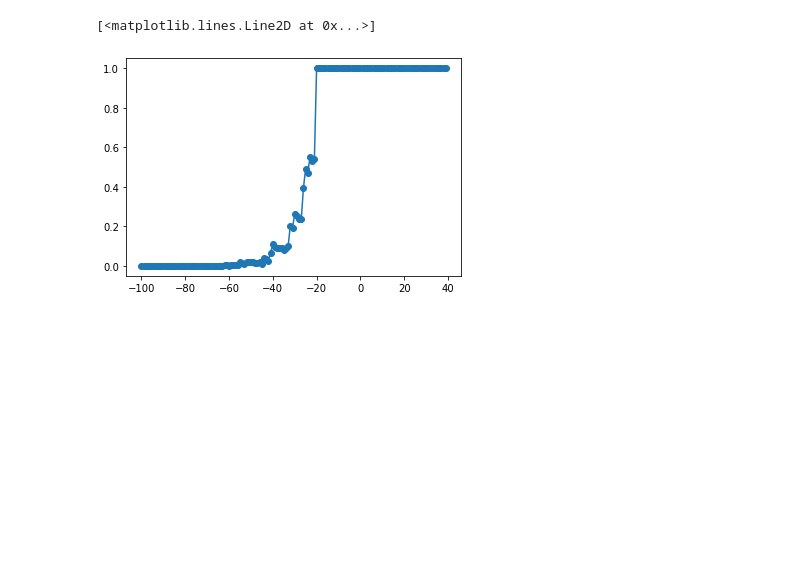
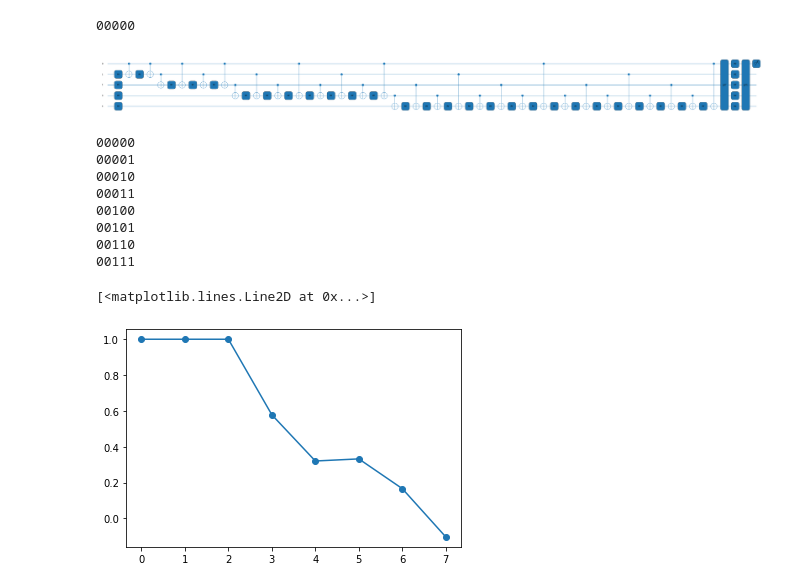
Before and after one commit to natanil-m/Quantum-Global-Optimum-Finder, a Jupyter notebook: Global Optimum/Test cases/builder.ipynb, the cells around one changed output. Cells and saved outputs as stored; diff of their text form; code cells hidden in the pictures; blank space fills up the shorter version.

Commit message:
overflow qubit handled

```diff
--- a/Global Optimum/Test cases/builder.ipynb
+++ b/Global Optimum/Test cases/builder.ipynb
@@ -13,21 +15,0 @@ def add_k_fourier(k, wires):
-# %%
-def add_k_sign(k, wires):
-
-    #sign handling
-    k = int(np.binary_repr(k,len(wires)),2)
-
-    qml.QFT(wires=wires)
-    for j in range(len(wires)):
-        qml.RZ(k * np.pi / (2**j), wires=wires[j])
-    qml.adjoint(qml.QFT)(wires=wires)
-
-def add_k_sign_inverse(k, wires):
-
-    #sign handling
-    k = int(np.binary_repr(k,len(wires)),2)
-
-    qml.QFT(wires=wires)
-    for j in range(len(wires)):
-        new_j = len(wires)-1-j
-        qml.RZ(-1* k * np.pi / (2**new_j), wires=wires[new_j])
-    qml.adjoint(qml.QFT)(wires=wires)
@@ -116,17 +60,43 @@ plt.show()
+# %%
+device_name_standard_maker = 'default.qubit'
+device_name2 = 'default.qubit'
+device_name3 = 'default.qubit'
+# %%
+dev_standard_maker = qml.device(device_name_standard_maker, wires=num_qubits,shots=1024) # add some bits for handle overflow
+@qml.qnode(dev_standard_maker)
+def standard_maker_helper_circuit(k,input,wires):
+    qml.QubitStateVector(np.array(input), wires=wires)
+    add_k_sign(k,wires=wires)
+
+    # return qml.probs(wires=wires)
+    return qml.expval(qml.PauliZ(wires=0))
+
+
+qml.draw_mpl(standard_maker_helper_circuit, show_all_wires=True)(0,start_state,dev_standard_maker.wires)
+plt.show()
+# %% [output]
+00000
+[figure, added]
 # %%
 
-x=[i for i in range(-100,40)]
+x=[i for i in range(0,2**(num_qubits-1-1))]
 y=[]
 for i in x:
-    # print('===')
-    # print(circuit((2,3,2,i)))
-    y.append(circuit((2,2,20,i))[0])
+    y.append(standard_maker_helper_circuit(i,start_state,dev_standard_maker.wires))
 
 # plot scatter plot with x and y data
 plt.scatter(x, y)
 
 # plot with x and y data
 plt.plot(x, y)
 # %% [output]
-[<matplotlib.lines.Line2D at 0x...>]
+00000
+00001
+00010
+00011
+00100
+00101
+00110
+00111
+[<matplotlib.lines.Line2D at 0x...>]
-[figure, old version]
+[figure, new version]
```
Also changed, not shown: parts of 6 cells of this notebook.
